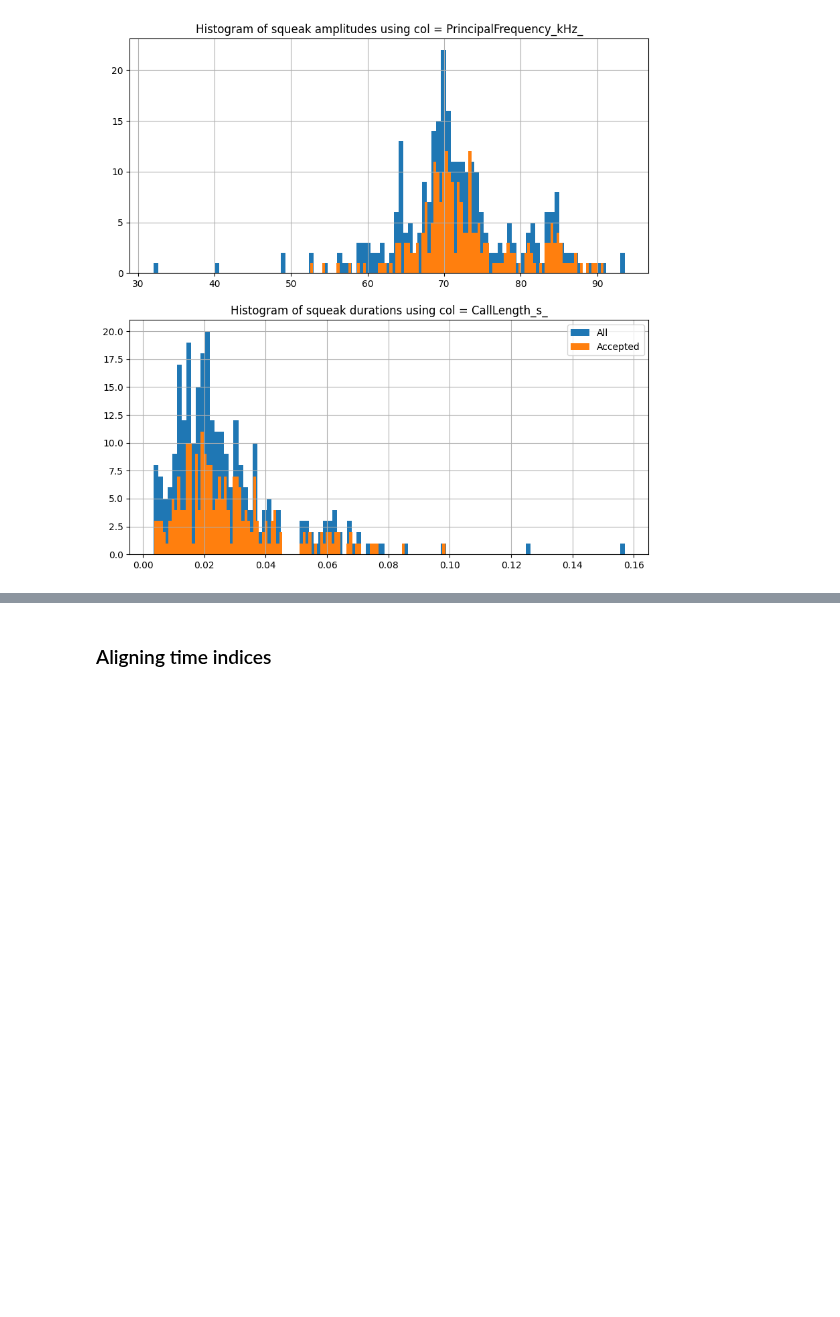
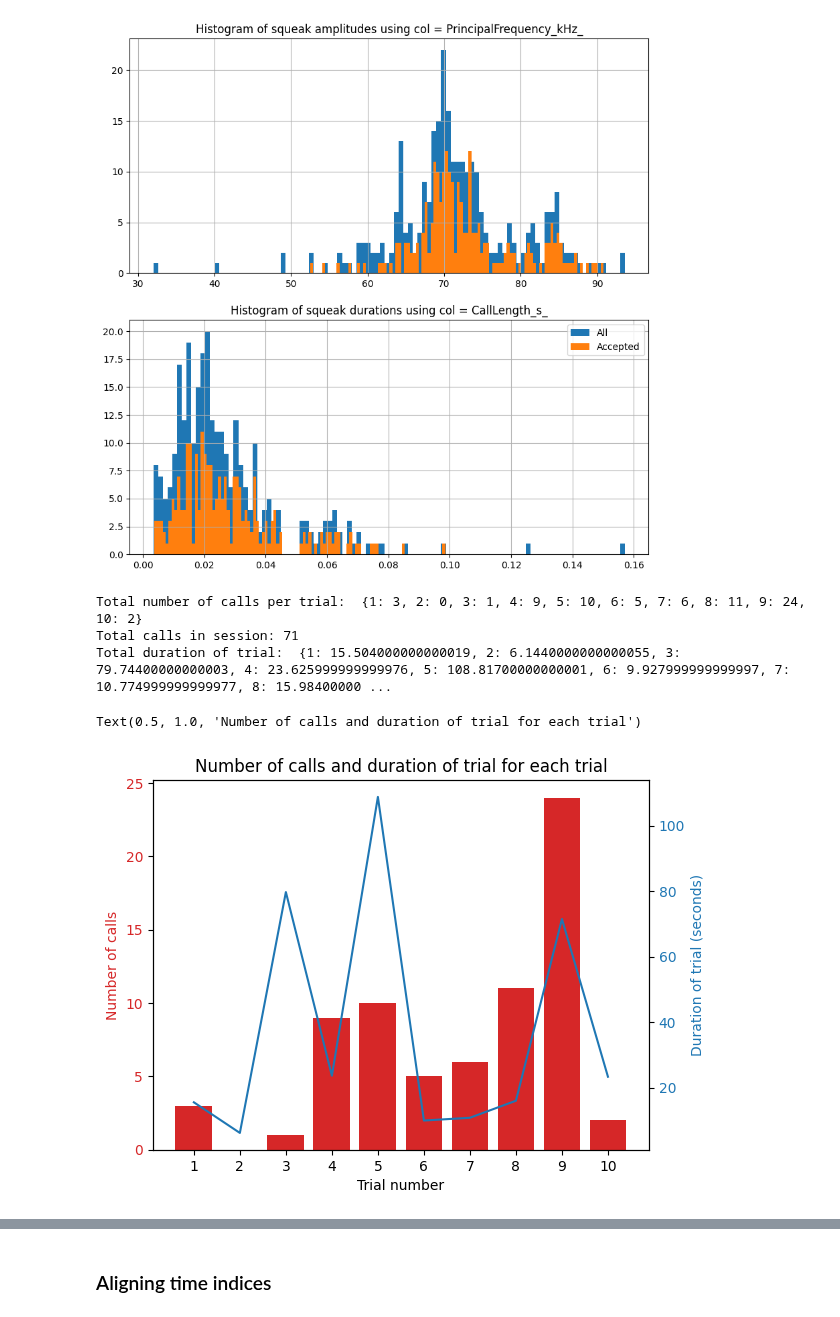
Before and after one commit to danaebroustail/Project, a Jupyter notebook: toolbox_notebook_avisoft.ipynb, the cells around one changed output, grey strips where cells are left out. Drawn from its saved outputs; the diff is of its cells as text; code cells hidden in the pictures; blank space fills up the shorter version.

Commit message:
visualizations for usv data, intial functions for bout window indexing

```diff
--- a/toolbox_notebook_avisoft.ipynb
+++ b/toolbox_notebook_avisoft.ipynb
@@ -39,13 +39,19 @@ Found items ['MBI5335RR_d4DLC_resnet50_ESM-maternal-learningJun18shuffle1_100000
 ##### Day 1 trials #####
 # %%
 # get data for d1 experiment
+day = "d1"
 day1_data = DL.get_data_for_experiment(mouse_id = "MBI5335RR",
-                                       day = "d1")
+                                       day = day)
 
 # fill out dataframes
 df_summary = day1_data['Behavior']['df_summary']
 df_DLC = day1_data['Behavior']['df_dlc']
 df_Avi = day1_data['Avisoft']['df']
+
+# get one trial for the mouse
+trial_num = 9
+BF =  BehaviourFeatureExtractor("config.json")
+trial_DLC, mask_DLC = BF.extract_trial_from_DLC(df_DLC, df_summary, trial_num = trial_num)
 # %%
 print(df_Avi.columns)
 print("All vocalizations:", len(df_Avi))
@@ -85,3 +89,49 @@ plt.legend()
 # %% [output]
 <matplotlib.legend.Legend at 0x...>
 [figure]
+# %%
+# makke a barplot of the number of calls per trial
+calls_per_trial = {}
+duration_per_trial = {}
+tolerance_end_trial_seconds = 0
+
+# get the trial begin and end times
+for trial_num in df_summary['TrialNum'].unique():
+    trial_begin_time = df_summary[df_summary['TrialNum'] == trial_num]['PupDispDropSecs'].values[0]
+    trial_end_time = df_summary[df_summary['TrialNum'] == trial_num]['BehavRecdTrialEndSecs'].values[0] + tolerance_end_trial_seconds
+    # get the calls in the trial
+    df_Avi_USV_trial = df_Avi_USV[(df_Avi_USV['BeginTime_s_'] >= trial_begin_time) & (df_Avi_USV['EndTime_s_'] <= trial_end_time)]
+    # get number of calls contained in the trial
+    num_calls = len(df_Avi_USV_trial)
+    calls_per_trial[trial_num] = num_calls
+    duration_per_trial[trial_num] = trial_end_time - trial_begin_time
+
+print("Total number of calls per trial: ", calls_per_trial, "\nTotal calls in session:", sum(calls_per_trial.values()))
+print("Total duration of trial: ", duration_per_trial)
+
+# plot both the number of calls and the duration of the trial on different y axes
+fig, ax1 = plt.subplots()
+
+color = 'tab:red'
+
+ax1.set_xlabel('Trial number')
+ax1.set_ylabel('Number of calls', color=color)
+ax1.bar(calls_per_trial.keys(), calls_per_trial.values(), color=color)
+ax1.tick_params(axis='y', labelcolor=color)
+
+ax2 = ax1.twinx()  # instantiate a second axes that shares the same x-axis
+color = 'tab:blue'
+ax2.set_ylabel('Duration of trial (seconds)', color=color)  # we already handled the x-label with ax1
+ax2.plot(duration_per_trial.keys(), duration_per_trial.values(), color=color)
+ax2.tick_params(axis='y', labelcolor=color)
+
+#show all x values
+ax1.set_xticks(list(calls_per_trial.keys()))
+
+ax1.set_title("Number of calls and duration of trial for each trial")
+# %% [output]
+Total number of calls per trial:  {1: 3, 2: 0, 3: 1, 4: 9, 5: 10, 6: 5, 7: 6, 8: 11, 9: 24, 10: 2}
+Total calls in session: 71
+Total duration of trial:  {1: 15.504000000000019, 2: 6.1440000000000055, 3: 79.74400000000003, 4: 23.625999999999976, 5: 108.81700000000001, 6: 9.927999999999997, 7: 10.774999999999977, 8: 15.98400000 ...
+Text(0.5, 1.0, 'Number of calls and duration of trial for each trial')
+[figure, added]
```
Also changed, not shown: parts of 16 cells of this notebook.
